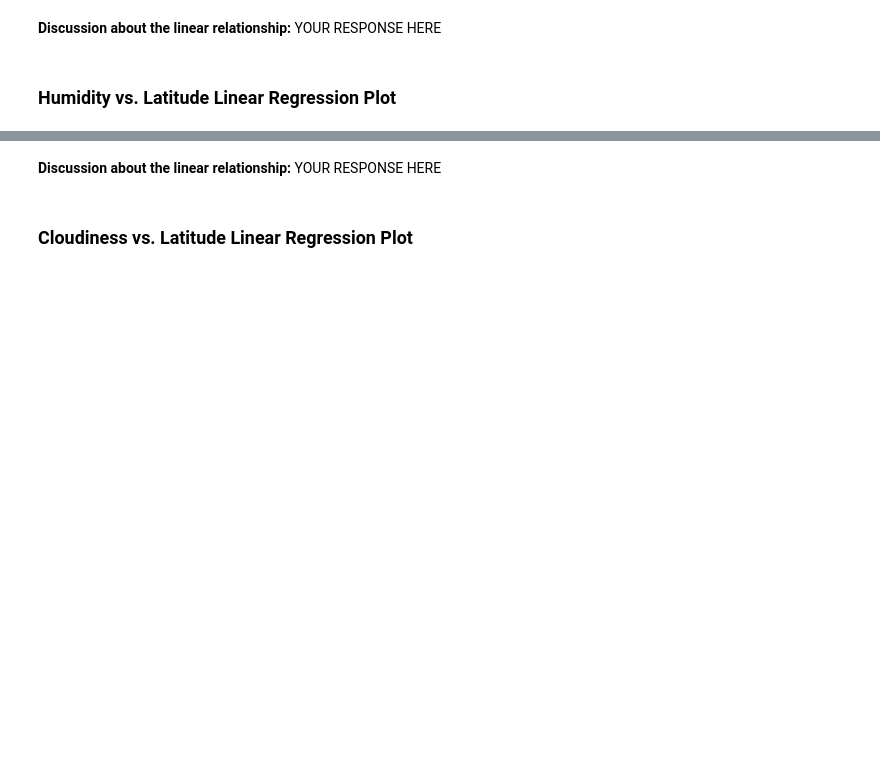
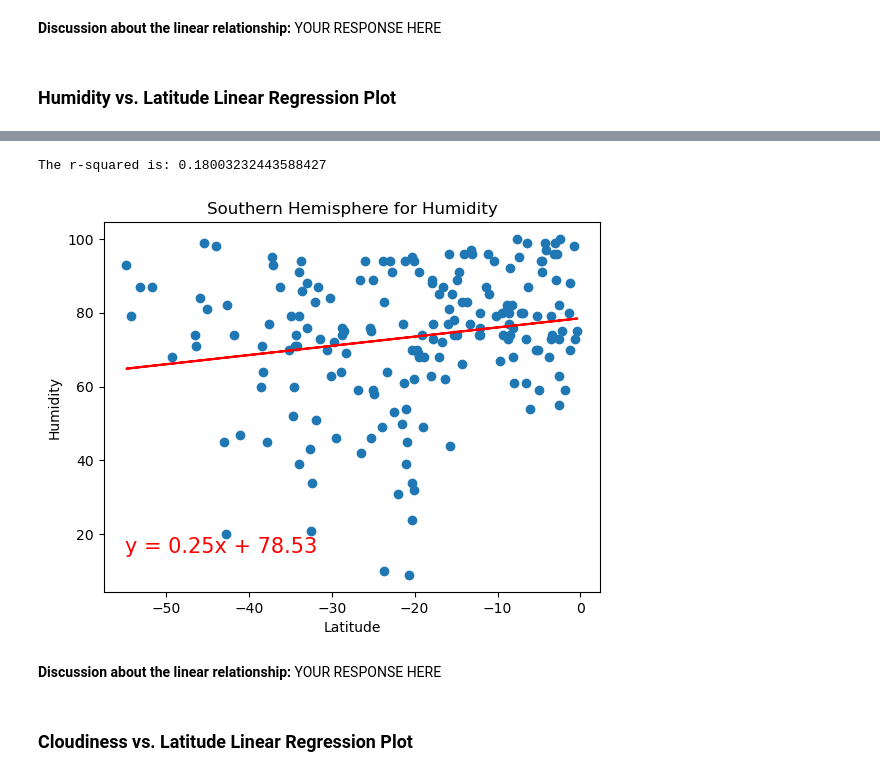
Before and after one commit to cosmopaladin/python-api-challenge, a Jupyter notebook: WeatherPy.ipynb, the cells around one changed output, grey strips where cells are left out. Drawn from its saved outputs; the diff is of its cells as text; code cells hidden in the pictures; blank space fills up the shorter version.

```diff
--- a/WeatherPy.ipynb
+++ b/WeatherPy.ipynb
@@ -359,3 +348,12 @@ The r^2-value is: 0.00014367159540169783
+# %%
+# Southern Hemisphere
+x_values = southern_hemi_df["Lat"]
+y_values = southern_hemi_df["Humidity"]
+plt.title("Southern Hemisphere for Humidity")
+plot_linear_regression(x_values, y_values, 'Humidity',(-55,15))
+# %% [output]
+The r-squared is: 0.18003232443588427
+[figure, added]
 # %% [markdown]
 **Discussion about the linear relationship:** YOUR RESPONSE HERE
 # %% [markdown]
```
Also changed, not shown: parts of 13 cells of this notebook.
